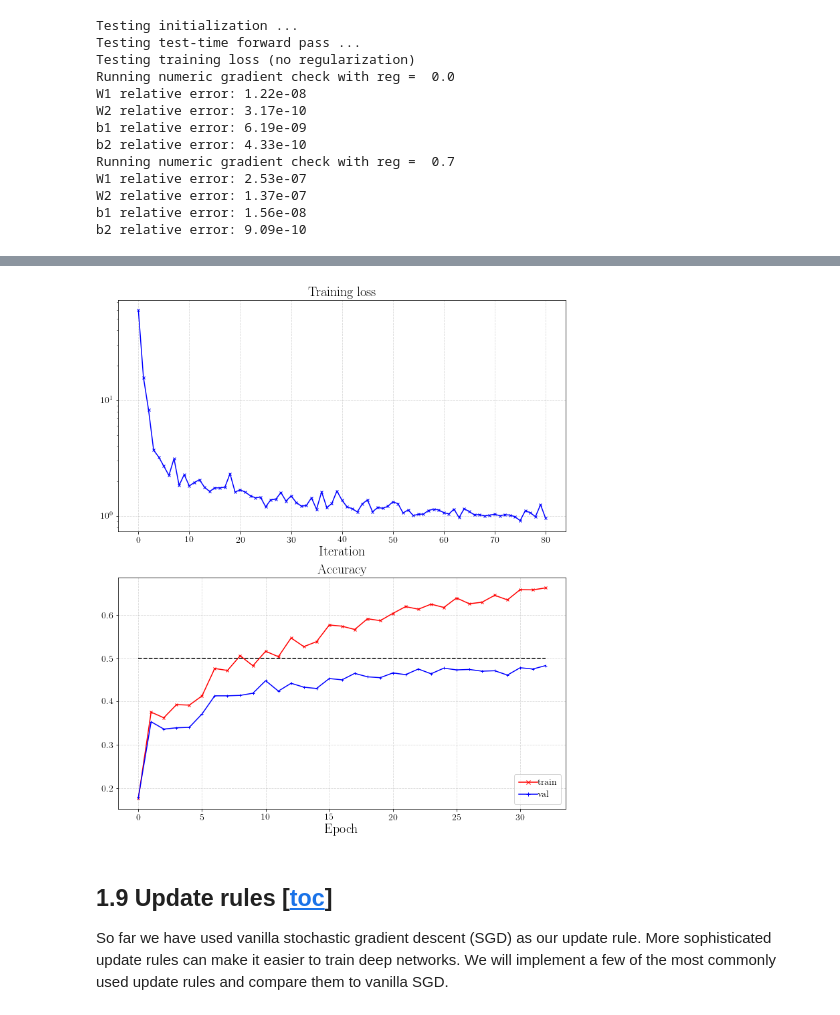
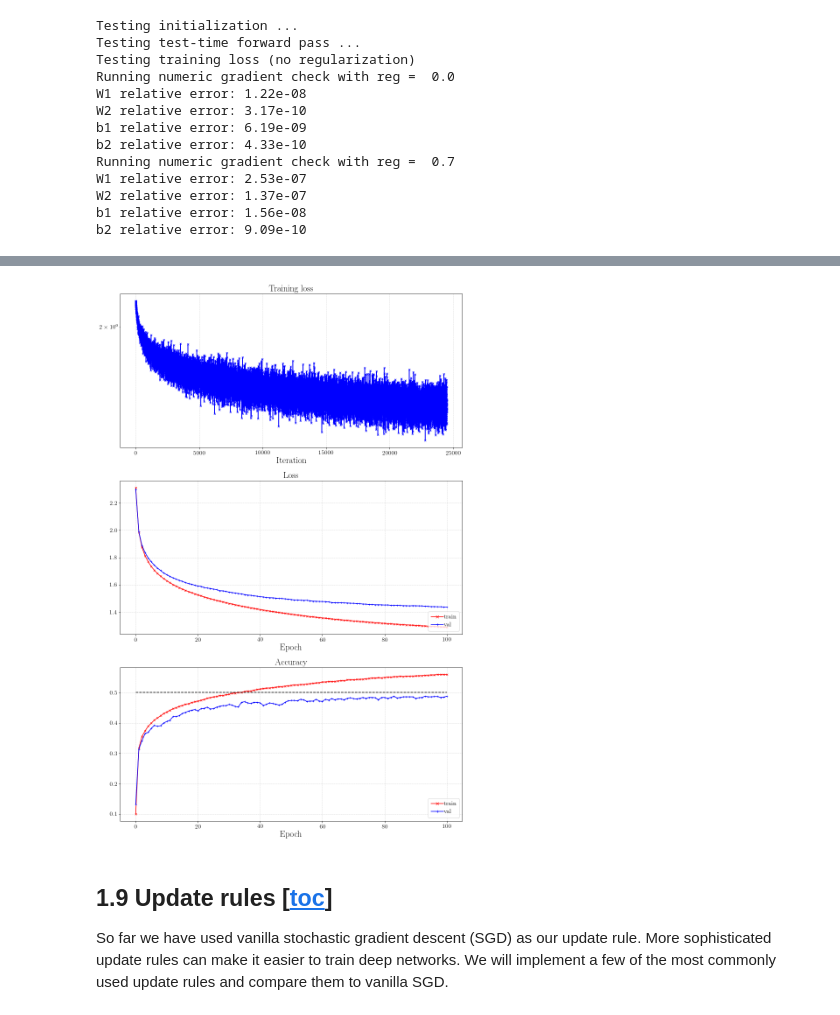
Before and after one commit to siri3us/ml, a Jupyter notebook: notebooks/CS231n/2/assignment2.ipynb, the cells around one changed output, grey strips where cells are left out. Drawn from its saved outputs; the diff is of its cells as text; code cells hidden in the pictures.

```diff
--- a/notebooks/CS231n/2/assignment2.ipynb
+++ b/notebooks/CS231n/2/assignment2.ipynb
@@ -654,10 +1050,9 @@ num_classes = 10
 data = {'X_train': X_train, 'y_train': y_train,
         'X_val':   X_val,   'y_val': y_val}
 model = TwoLayerNet(input_dim, hidden_dim, num_classes, reg=1e-5, random_state=123)
-optim_config = {'learning_rate': 1e-3}
-solver = Solver(model, data, update_rule='sgd', optim_config=optim_config, lr_decay=0.97,
-                num_epochs=110, batch_size=200, print_every=200, random_state=345,
-                num_train_samples=None,
-                num_val_samples=None)
+optim_config = {'learning_rate': 1e-2}
+solver = Solver(model, data, update_rule='sgd', optim_config=optim_config, lr_decay=0.985,
+                num_epochs=100, batch_size=200,
+                verbose=True, print_every_epoch=1, seed=111)
 solver.train()
 # %% [output]
@@ -682,25 +1076,39 @@ KeyboardInterrupt:
 # %%
 # Run this cell to visualize training loss and train / val accuracy
-k = 100
-plt.subplot(2, 1, 1)
+loss_history = np.array(solver.loss_history)
+train_loss_history = np.array(solver.train_loss_history)
+train_acc_history  = np.array(solver.train_acc_history)
+val_loss_history   = np.array(solver.val_loss_history)
+val_acc_history    = np.array(solver.val_acc_history)
+
+plt.subplot(3, 1, 1)
 plt.title('Training loss')
 plt.yscale('log')
-plt.plot(np.array(solver.loss_history)[::k], marker='x', color='b', ms=4)
+plt.plot(loss_history, marker='x', color='b', ms=4)
 plt.xlabel('Iteration')
 plt.grid(linestyle='--', alpha=0.5)
 
-plt.subplot(2, 1, 2)
-plt.title('Accuracy')
-plt.plot(np.array(solver.train_acc_history), '-x', color='r', ms=4, label='train')
-plt.plot(np.array(solver.val_acc_history), '-+', color='b', ms=4, label='val')
-plt.plot([0.5] * len(np.array(solver.val_acc_history)), 'k--')
+plt.subplot(3, 1, 2)
+plt.title('Loss')
+plt.plot(train_loss_history, '-x', color='r', ms=4, label='train')
+plt.plot(val_loss_history, '-+', color='b', ms=4, label='val')
 plt.xlabel('Epoch')
 plt.legend(loc='lower right')
-plt.gcf().set_size_inches(12, 14)
 plt.grid(linestyle='--', alpha=0.5)
+
+plt.subplot(3, 1, 3)
+plt.title('Accuracy')
+plt.plot(train_acc_history, '-x', color='r', ms=4, label='train')
+plt.plot(val_acc_history, '-+', color='b', ms=4, label='val')
+plt.plot([0.5] * len(val_acc_history), 'k--')
+plt.xlabel('Epoch')
+plt.legend(loc='lower right')
+plt.grid(linestyle='--', alpha=0.5)
+plt.gcf().set_size_inches(12, 18)
+plt.tight_layout()
 plt.show()
 # %% [output]
-[figure, old version]
+[figure, new version]
 # %% [markdown]
 <a id='fcn_updates'></a>
 ## 1.9 Update rules [[toc](#toc)]
```
Also changed, not shown: parts of 66 cells of this notebook, 3 other files.
